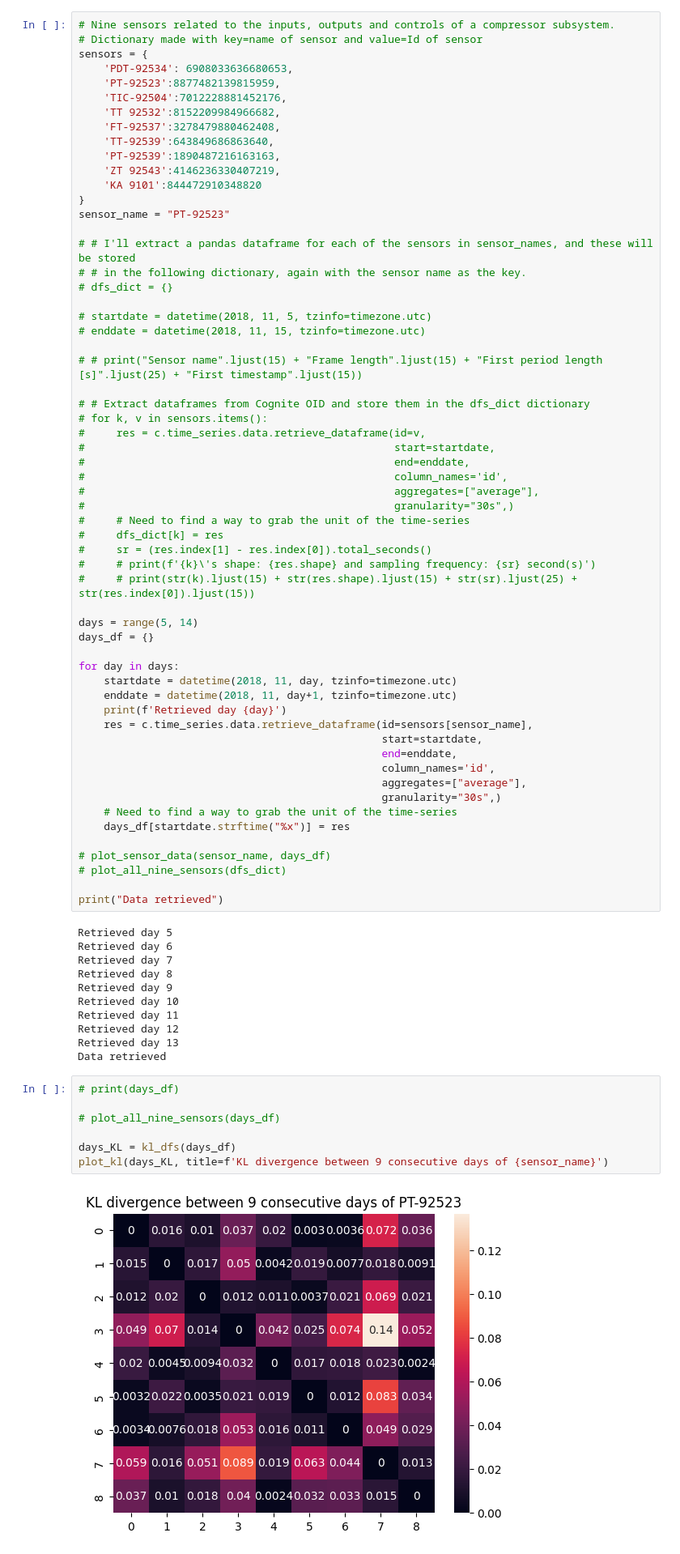
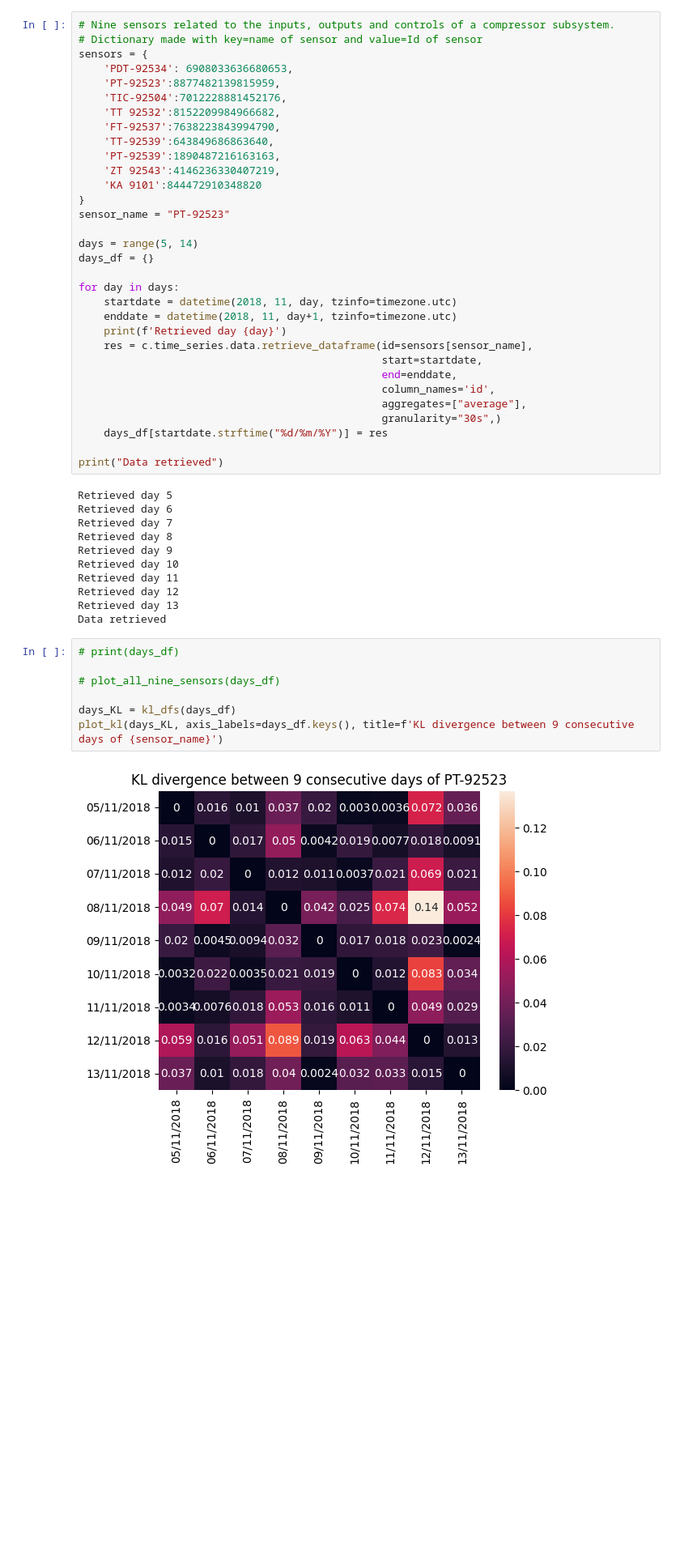
Before and after one commit to fredrikSveen/time_series_gan_project, a Jupyter notebook: intrasensor_divergence.ipynb, the cells around one changed output. Shown at 81% size. Saved outputs shown, nothing was run; the diff lists cells and outputs as text; blank space fills up the shorter version.

```diff
--- a/intrasensor_divergence.ipynb
+++ b/intrasensor_divergence.ipynb
@@ -15,36 +15,13 @@ sensors = {
     'PT-92523':8877482139815959,
     'TIC-92504':7012228881452176,
     'TT 92532':8152209984966682,
-    'FT-92537':3278479880462408,
+    'FT-92537':7638223843994790,
     'TT-92539':643849686863640,
     'PT-92539':1890487216163163,
     'ZT 92543':4146236330407219,
     'KA 9101':844472910348820
 }
 sensor_name = "PT-92523"
-
-# # I'll extract a pandas dataframe for each of the sensors in sensor_names, and these will be stored
-# # in the following dictionary, again with the sensor name as the key.
-# dfs_dict = {}
-
-# startdate = datetime(2018, 11, 5, tzinfo=timezone.utc)
-# enddate = datetime(2018, 11, 15, tzinfo=timezone.utc)
-
-# # print("Sensor name".ljust(15) + "Frame length".ljust(15) + "First period length [s]".ljust(25) + "First timestamp".ljust(15))
-
-# # Extract dataframes from Cognite OID and store them in the dfs_dict dictionary
-# for k, v in sensors.items():
-#     res = c.time_series.data.retrieve_dataframe(id=v,
-#                                                 start=startdate,
-#                                                 end=enddate,
-#                                                 column_names='id',
-#                                                 aggregates=["average"],
-#                                                 granularity="30s",)
-#     # Need to find a way to grab the unit of the time-series
-#     dfs_dict[k] = res
-#     sr = (res.index[1] - res.index[0]).total_seconds()
-#     # print(f'{k}\'s shape: {res.shape} and sampling frequency: {sr} second(s)')
-#     # print(str(k).ljust(15) + str(res.shape).ljust(15) + str(sr).ljust(25) + str(res.index[0]).ljust(15))
 
 days = range(5, 14)
 days_df = {}
@@ -59,11 +36,7 @@ for day in days:
                                                 column_names='id',
                                                 aggregates=["average"],
                                                 granularity="30s",)
-    # Need to find a way to grab the unit of the time-series
-    days_df[startdate.strftime("%x")] = res
-
-# plot_sensor_data(sensor_name, days_df)
-# plot_all_nine_sensors(dfs_dict)
+    days_df[startdate.strftime("%d/%m/%Y")] = res
 
 print("Data retrieved")
 # %% [output]
@@ -80,9 +53,9 @@ Data retrieved
 # %%
 # print(days_df)
 
 # plot_all_nine_sensors(days_df)
 
 days_KL = kl_dfs(days_df)
-plot_kl(days_KL, title=f'KL divergence between 9 consecutive days of {sensor_name}')
+plot_kl(days_KL, axis_labels=days_df.keys(), title=f'KL divergence between 9 consecutive days of {sensor_name}')
 # %% [output]
-[figure, old version]
+[figure, new version]
```
Also changed, not shown: parts of 6 cells of this notebook, 3 other files.
